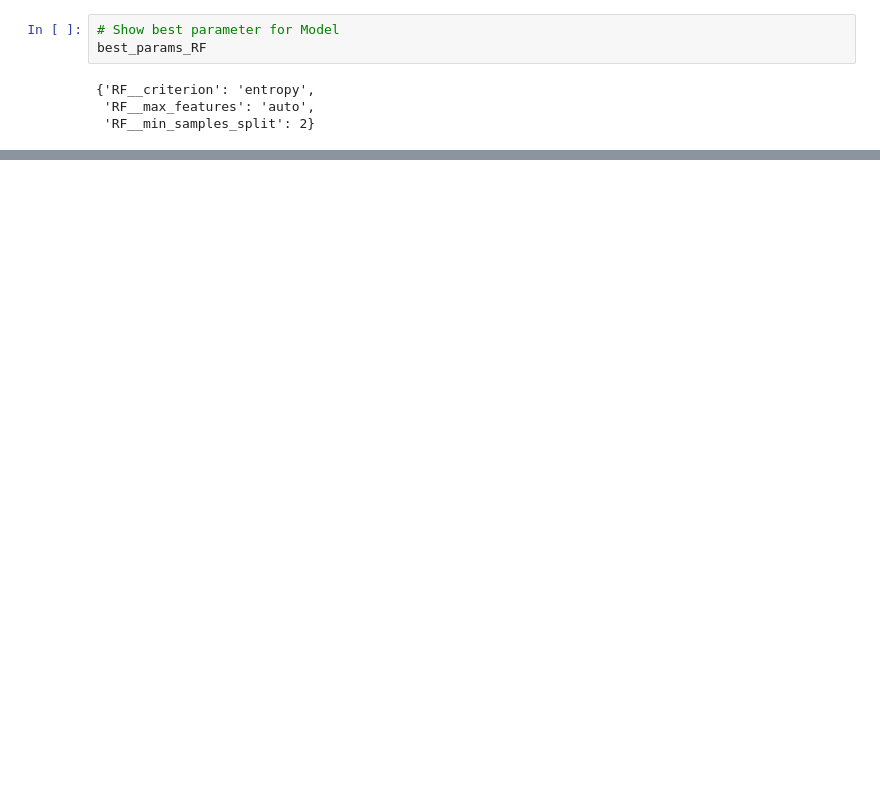
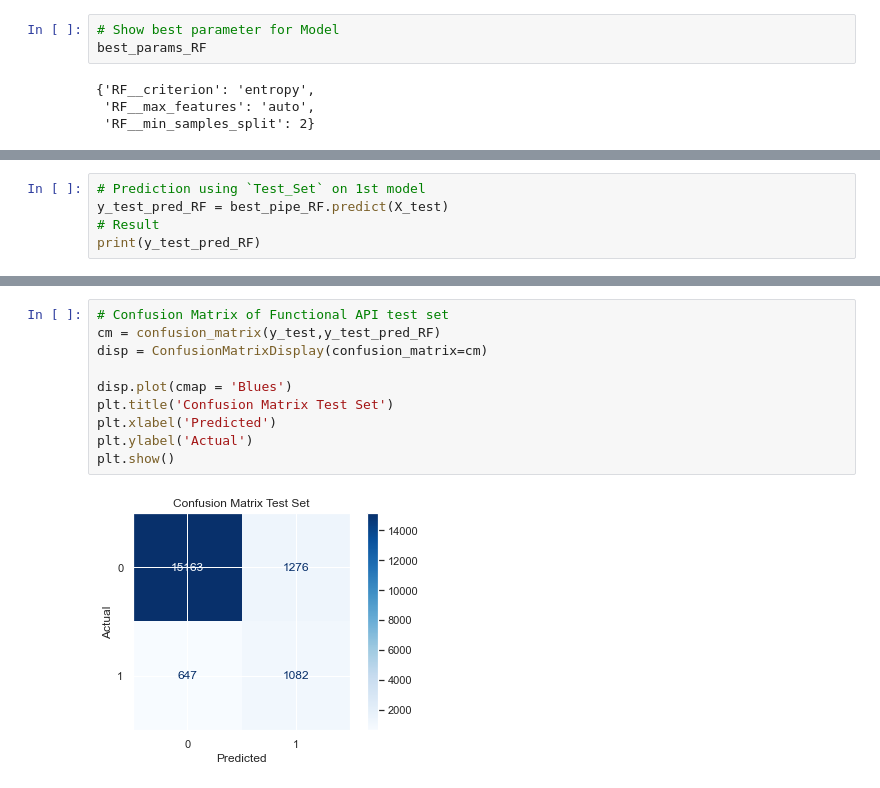
Before and after one commit to NikkiSatmaka/nasa-nearest-object, a Jupyter notebook: nasa_classification.ipynb, the cells around one changed output, grey strips where cells are left out. Cells and saved outputs as stored; diff of their text form; blank space fills up the shorter version.

```diff
--- a/nasa_classification.ipynb
+++ b/nasa_classification.ipynb
@@ -1218,3 +1202,8 @@ Based on result above, the best hyper parameter setting fro Random Forest are :
 - criterion: entropy
 - min_samples_split: auto
 - max_features: 2
+# %%
+# Prediction using `Test_Set` on 1st model
+y_test_pred_RF = best_pipe_RF.predict(X_test)
+# Result
+print(y_test_pred_RF)
@@ -1220,0 +1268,12 @@ Based on result above, the best hyper parameter setting fro Random Forest are :
+# %%
+# Confusion Matrix of Functional API test set
+cm = confusion_matrix(y_test,y_test_pred_RF)
+disp = ConfusionMatrixDisplay(confusion_matrix=cm)
+
+disp.plot(cmap = 'Blues')
+plt.title('Confusion Matrix Test Set')
+plt.xlabel('Predicted')
+plt.ylabel('Actual')
+plt.show()
+# %% [output]
+[figure, added]
```
Also changed, not shown: parts of 18 cells of this notebook.
